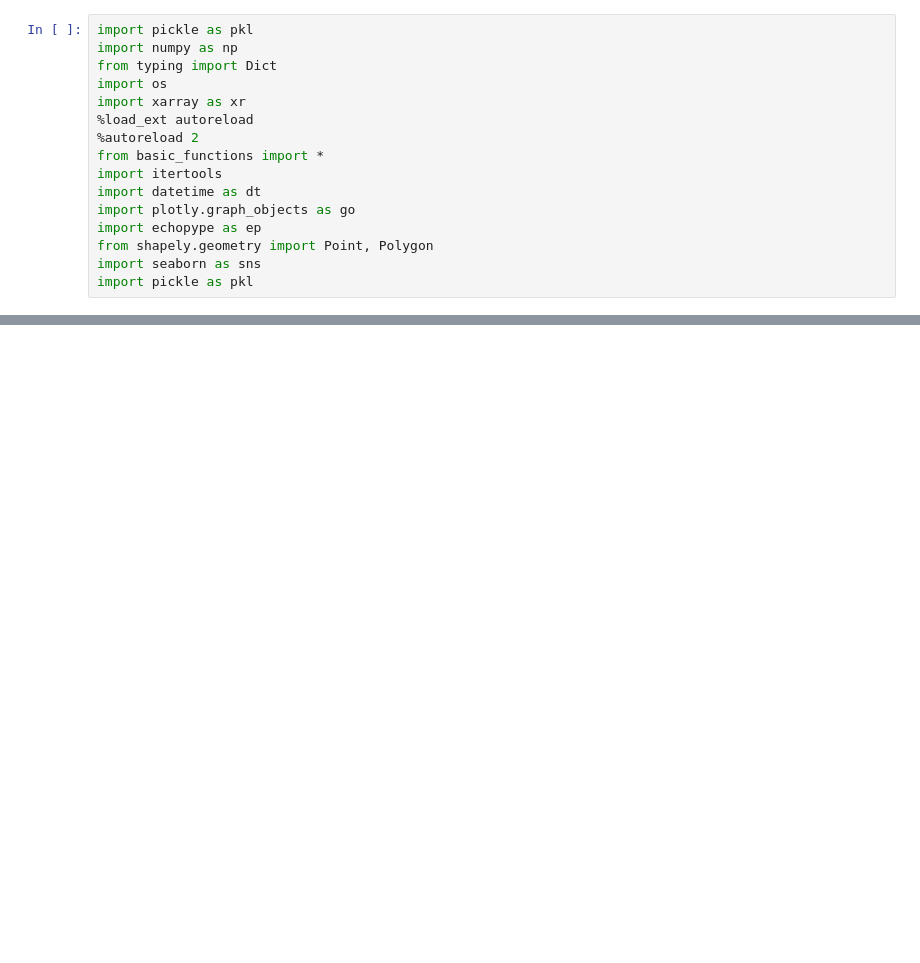
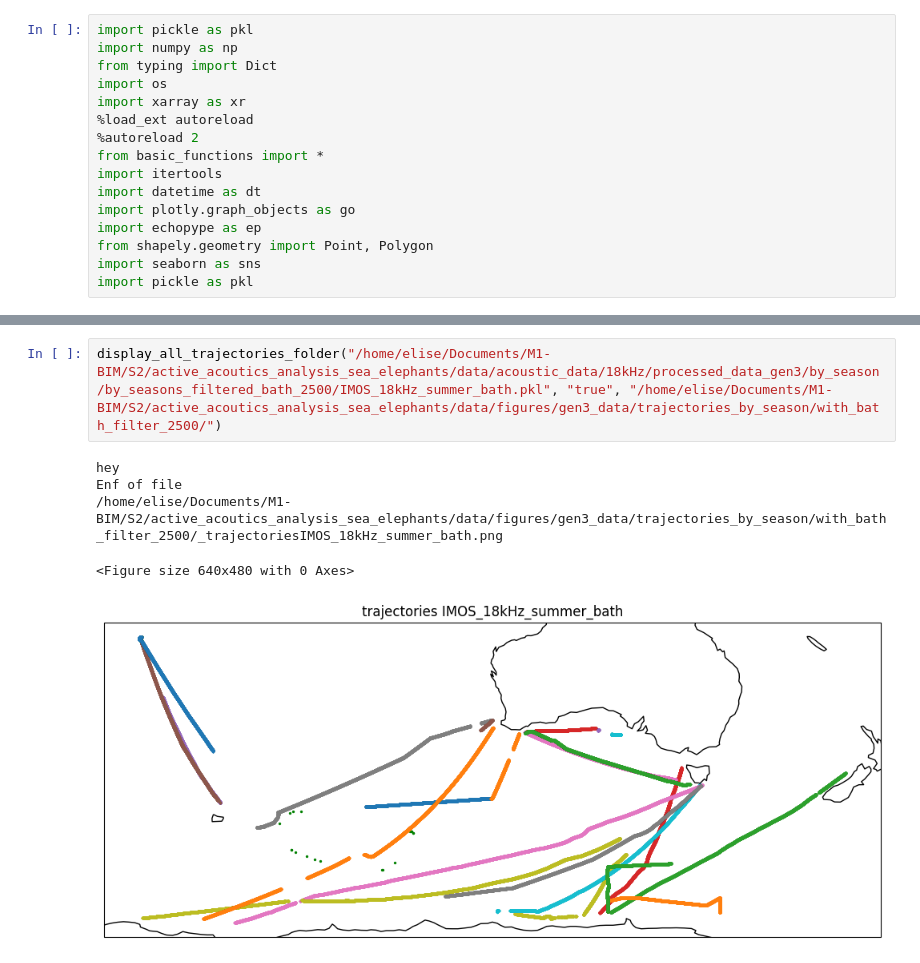
Before and after one commit to EliiseNicolas/Active-acoustic-datasets-analysis, a Jupyter notebook: src/scripts_gen_2/test_functions.ipynb, the cells around one changed output, grey strips where cells are left out. Saved outputs shown, nothing was run; the diff lists cells and outputs as text; blank space fills up the shorter version.

```diff
--- a/src/scripts_gen_2/test_functions.ipynb
+++ b/src/scripts_gen_2/test_functions.ipynb
@@ -45,0 +147,8 @@ KeyboardInterrupt:
+# %%
+display_all_trajectories_folder("/home/elise/Documents/M1-BIM/S2/active_acoutics_analysis_sea_elephants/data/acoustic_data/18kHz/processed_data_gen3/by_season/by_seasons_filtered_bath_2500/IMOS_18kHz_summer_bath.pkl", "true", "/home/elise/Documents/M1-BIM/S2/active_acoutics_analysis_sea_elephants/data/figures/gen3_data/trajectories_by_season/with_bath_filter_2500/")
+# %% [output]
+hey
+Enf of file
+/home/elise/Documents/M1-BIM/S2/active_acoutics_analysis_sea_elephants/data/figures/gen3_data/trajectories_by_season/with_bath_filter_2500/_trajectoriesIMOS_18kHz_summer_bath.png
+<Figure size 640x480 with 0 Axes>
+[figure, added]
```
Also changed, not shown: parts of 10 cells of this notebook, 13 other files.
